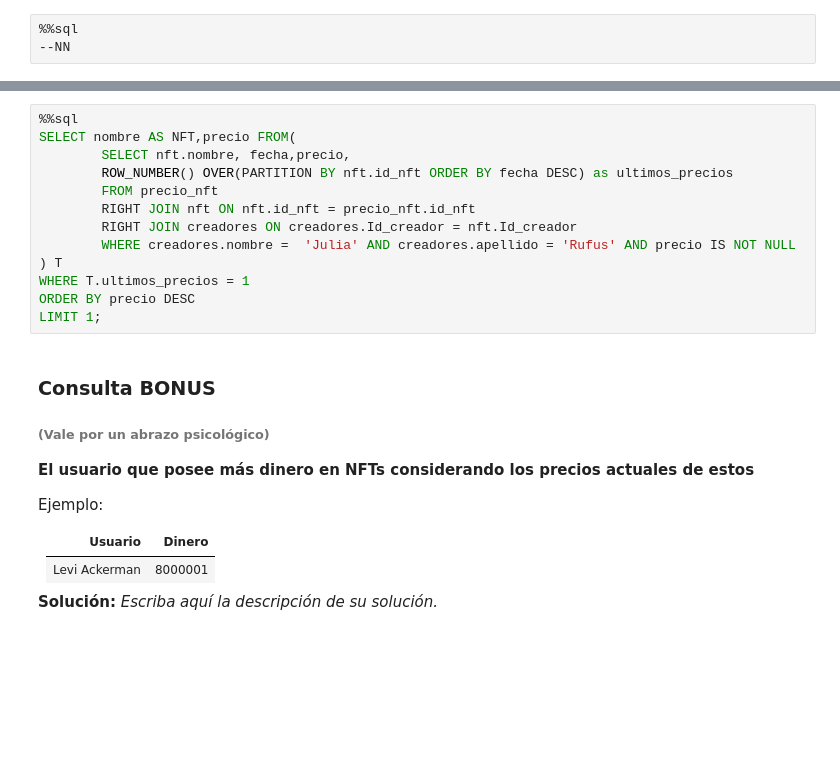
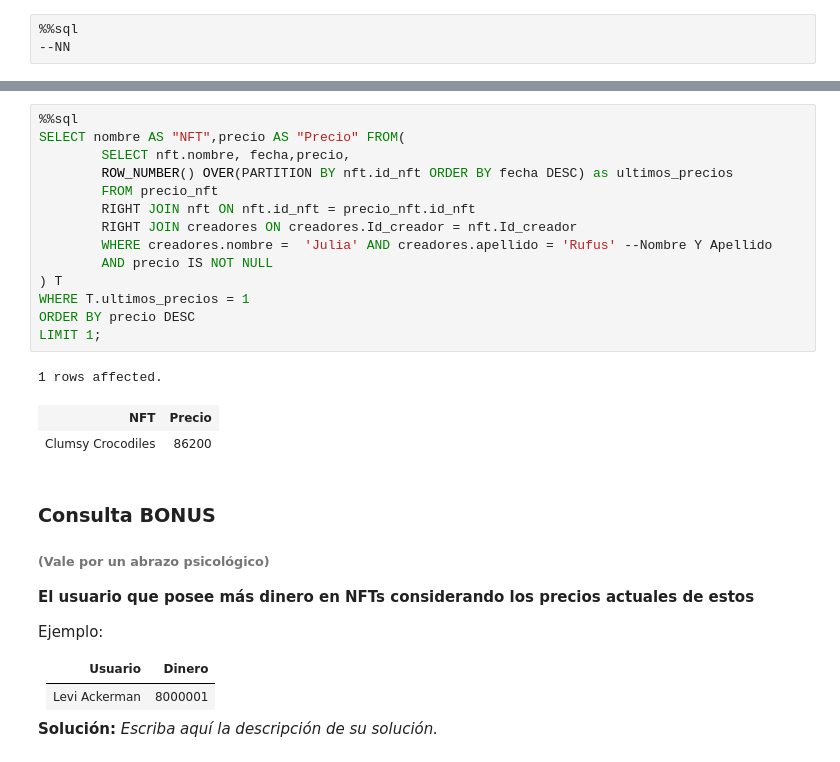
Before and after one commit to SupremacyDuck/Tarea-1-Grupo19, a Jupyter notebook: Tarea1 Grupo19.ipynb, the cells around one changed output, grey strips where cells are left out. Cells and saved outputs as stored; diff of their text form; blank space fills up the shorter version.

```diff
--- a/Tarea1 Grupo19.ipynb
+++ b/Tarea1 Grupo19.ipynb
@@ -450,16 +469,21 @@ Ejemplo:
 # %%
 %%sql
-SELECT nombre AS NFT,precio FROM(
+SELECT nombre AS "NFT",precio AS "Precio" FROM(
 	 	SELECT nft.nombre, fecha,precio,
         ROW_NUMBER() OVER(PARTITION BY nft.id_nft ORDER BY fecha DESC) as ultimos_precios
     	FROM precio_nft
 		RIGHT JOIN nft ON nft.id_nft = precio_nft.id_nft
 		RIGHT JOIN creadores ON creadores.Id_creador = nft.Id_creador
-		WHERE creadores.nombre =  'Julia' AND creadores.apellido = 'Rufus' AND precio IS NOT NULL
+		WHERE creadores.nombre =  'Julia' AND creadores.apellido = 'Rufus' --Nombre Y Apellido
+		AND precio IS NOT NULL
 ) T
 WHERE T.ultimos_precios = 1
 ORDER BY precio DESC
 LIMIT 1;
+# %% [output]
+1 rows affected.
+| NFT | Precio |
+| Clumsy Crocodiles | 86200 |
 # %% [markdown]
 ### Consulta BONUS
 ###### (Vale por un abrazo psicológico)
```
Also changed, not shown: parts of 4 cells of this notebook.
